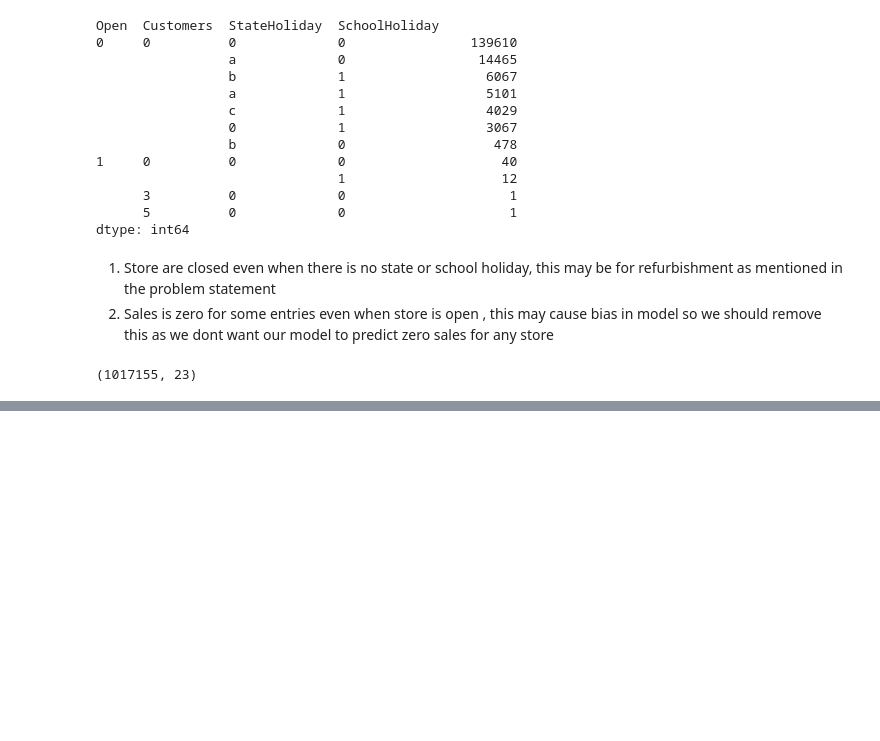
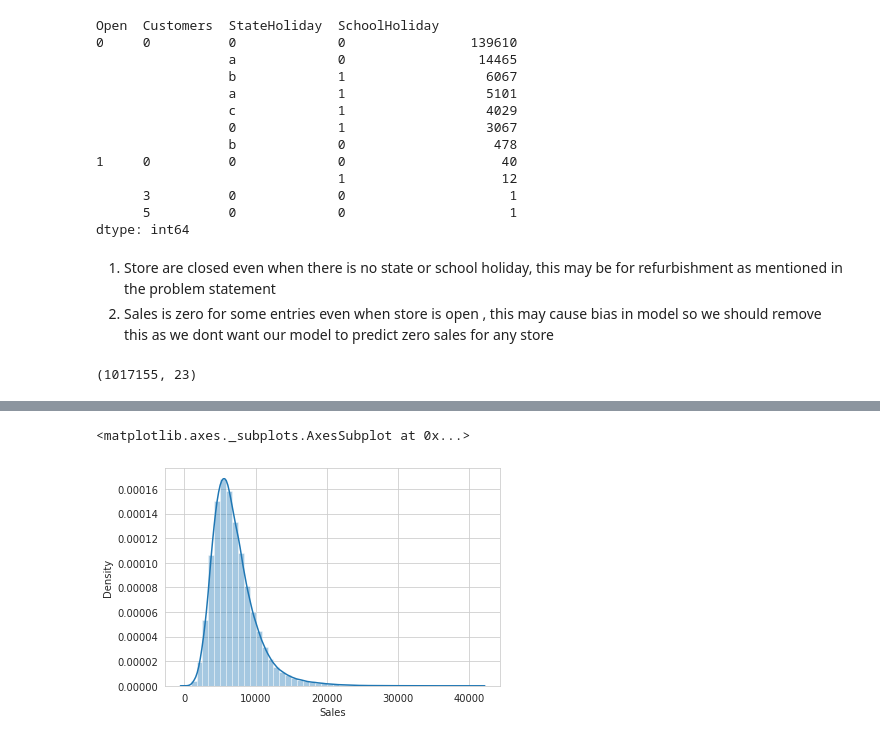
Before and after one commit to palash-21/Rossmann_Stores_Sales_Prediction, a Jupyter notebook: Rossmann_Stores_Sales_Prediction.ipynb, the cells around one changed output, grey strips where cells are left out. Drawn from its saved outputs; the diff is of its cells as text; code cells hidden in the pictures; blank space fills up the shorter version.

```diff
--- a/Rossmann_Stores_Sales_Prediction.ipynb
+++ b/Rossmann_Stores_Sales_Prediction.ipynb
@@ -373,0 +433,10 @@ df.shape
+# %%
+# Only when store is open
+df_open = df[df['Open']==1]
+df_open.drop(columns=["Open"],inplace=True)
+# %%
+# Lets look at our dependant variable
+sns.distplot(df_open['Sales'])
+# %% [output]
+<matplotlib.axes._subplots.AxesSubplot at 0x...>
+[figure, added]
```
Also changed, not shown: parts of 85 cells of this notebook.
